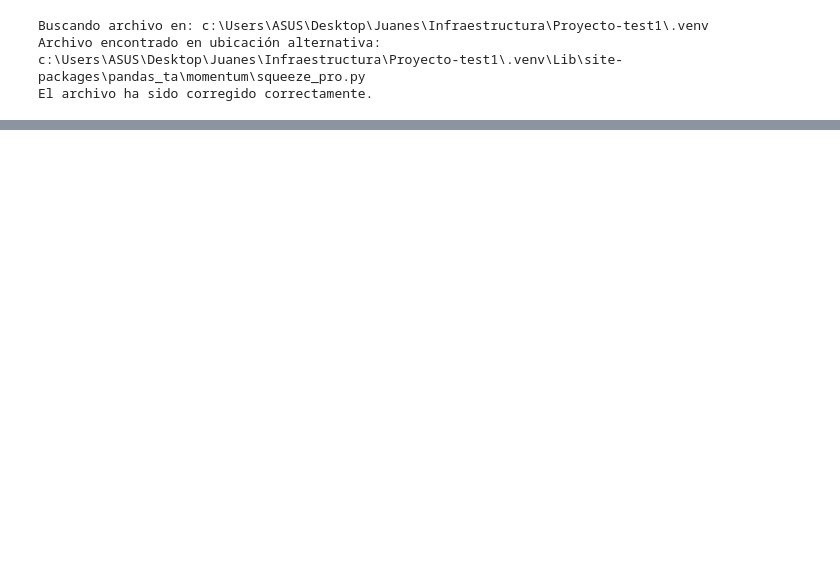
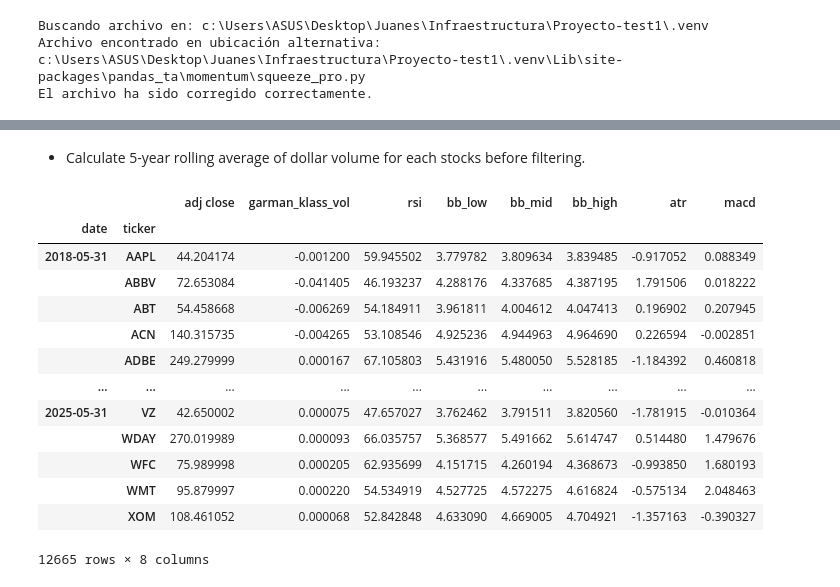
Before and after one commit to Juanes-xd/Proyecto-InfraestructirasParalelas, a Jupyter notebook: Project1.ipynb, the cells around one changed output, grey strips where cells are left out. Cells and saved outputs as stored; diff of their text form; code cells hidden in the pictures; blank space fills up the shorter version.

```diff
--- a/Project1.ipynb
+++ b/Project1.ipynb
@@ -162,0 +269,25 @@ df
+# %% [markdown]
+- Calculate 5-year rolling average of dollar volume for each stocks before filtering.
+# %%
+data['dollar_volume'] = (data.loc[:, 'dollar_volume'].unstack('ticker').rolling(5*12, min_periods=12).mean().stack())
+
+data['dollar_vol_rank'] = (data.groupby('date')['dollar_volume'].rank(ascending=False))
+
+data = data[data['dollar_vol_rank']<150].drop(['dollar_volume', 'dollar_vol_rank'], axis=1)
+
+data
+# %% [output]
+|  |  | adj close | garman_klass_vol | rsi | bb_low | bb_mid | bb_high | atr | macd |
+| date | ticker |  |  |  |  |  |  |  |  |
+| 2018-05-31 | AAPL | 44.204174 | -0.001200 | 59.945502 | 3.779782 | 3.809634 | 3.839485 | -0.917052 | 0.088349 |
+|  | ABBV | 72.653084 | -0.041405 | 46.193237 | 4.288176 | 4.337685 | 4.387195 | 1.791506 | 0.018222 |
+|  | ABT | 54.458668 | -0.006269 | 54.184911 | 3.961811 | 4.004612 | 4.047413 | 0.196902 | 0.207945 |
+|  | ACN | 140.315735 | -0.004265 | 53.108546 | 4.925236 | 4.944963 | 4.964690 | 0.226594 | -0.002851 |
+|  | ADBE | 249.279999 | 0.000167 | 67.105803 | 5.431916 | 5.480050 | 5.528185 | -1.184392 | 0.460818 |
+| ... | ... | ... | ... | ... | ... | ... | ... | ... | ... |
+| 2025-05-31 | VZ | 42.650002 | 0.000075 | 47.657027 | 3.762462 | 3.791511 | 3.820560 | -1.781915 | -0.010364 |
+|  | WDAY | 270.019989 | 0.000093 | 66.035757 | 5.368577 | 5.491662 | 5.614747 | 0.514480 | 1.479676 |
+|  | WFC | 75.989998 | 0.000205 | 62.935699 | 4.151715 | 4.260194 | 4.368673 | -0.993850 | 1.680193 |
+|  | WMT | 95.879997 | 0.000220 | 54.534919 | 4.527725 | 4.572275 | 4.616824 | -0.575134 | 2.048463 |
+|  | XOM | 108.461052 | 0.000068 | 52.842848 | 4.633090 | 4.669005 | 4.704921 | -1.357163 | -0.390327 |
+12665 rows × 8 columns
```
Also changed, not shown: parts of 11 cells of this notebook.
